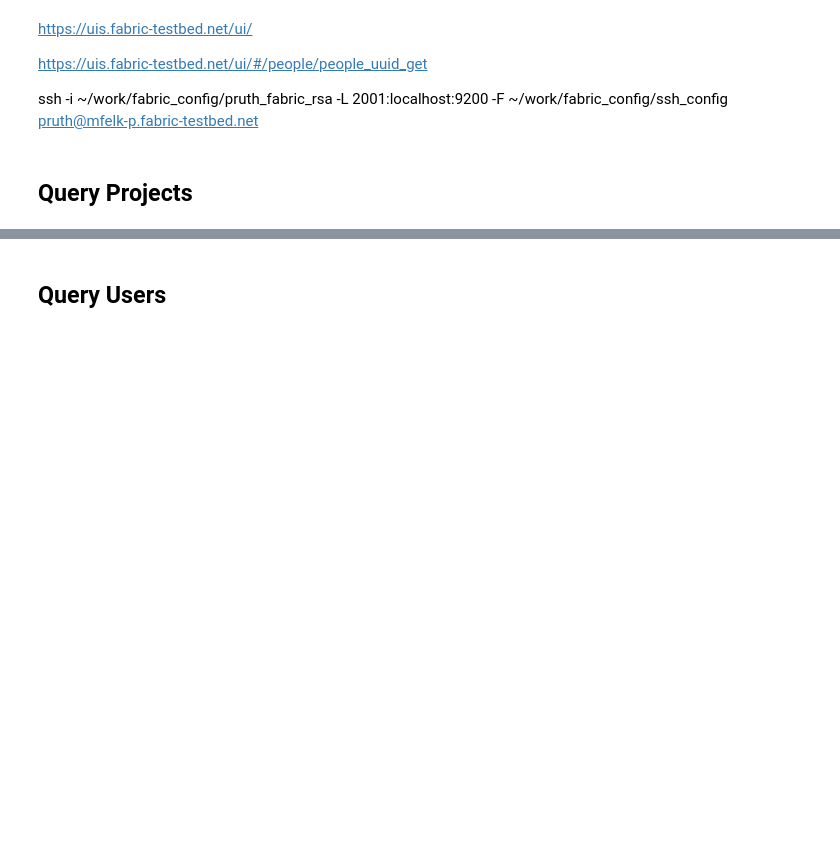
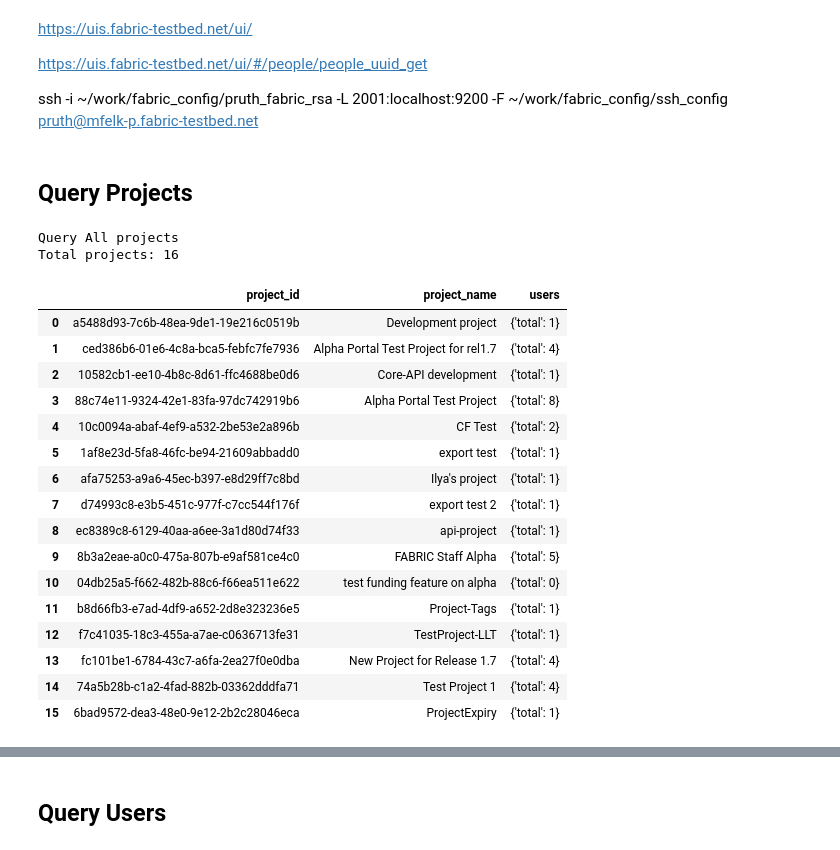
Before and after one commit to fabric-testbed/reports, a Jupyter notebook: tools/api_usage.ipynb, the cells around one changed output, grey strips where cells are left out. Drawn from its saved outputs; the diff is of its cells as text; code cells hidden in the pictures; blank space fills up the shorter version.

```diff
--- a/tools/api_usage.ipynb
+++ b/tools/api_usage.ipynb
@@ -12,7 +12,8 @@ import pandas as pd
 import matplotlib.pyplot as plt
 from dateutil.relativedelta import relativedelta
 
-api =  ReportsApi(base_url="https://reports.fabric-testbed.net/reports", token_file="/Users/kthare10/work/id_token_prod.json")
+#api =  ReportsApi(base_url="https://reports.fabric-testbed.net/reports", token_file="/Users/kthare10/work/id_token_prod.json")
+api =  ReportsApi(base_url="https://alpha-5.fabric-testbed.net/reports", token_file="/Users/kthare10/work/id_token_alpha.json")
 
 query_start=None
 
@@ -20,15 +21,36 @@ query_end = datetime.now(timezone.utc)
 query_end = query_end.isoformat(timespec='milliseconds')
 
 fabric_projects = ['2dd1ffb8-1aff-45cc-a70d-eb93b65cc26b', '4604cab7-41ff-4c1a-a935-0ca6f20cceeb', '6b76128d-c73f-431f-a245-0397586a7d40', '32e7160e-0318-43f5-a4e3-80209f880833', '75835e68-f91f-474d-8d54-27a576cc252f', '990d8a8b-7e50-4d13-a3be-0f133ffa8653', '04b14c17-e66a-4405-98fc-d737717e2160', '1630021f-0a0c-4792-a241-997f410d36e1', '7a5adb91-c4c0-4a1c-8021-7b6c56af196f', '06e8d02a-b27f-4437-829e-8378d20e5a08', '7f33ecf0-5dd7-4fd5-b1b7-061367f8bca6']
+fabric_projects = []
 # %% [markdown]
 ## Query Projects
 # %%
 print("Query All projects")
-projects = api.query_projects(fetch_all=False)
+projects = api.query_projects(fetch_all=True)
 print(f"Total projects: {projects.get('total')}")
 
 projects_df = pd.DataFrame(projects.get('data'))
 display(projects_df)
+# %% [output]
+Query All projects
+Total projects: 16
+|  | project_id | project_name | users |
+| 0 | a5488d93-7c6b-48ea-9de1-19e216c0519b | Development project | {'total': 1} |
+| 1 | ced386b6-01e6-4c8a-bca5-febfc7fe7936 | Alpha Portal Test Project for rel1.7 | {'total': 4} |
+| 2 | 10582cb1-ee10-4b8c-8d61-ffc4688be0d6 | Core-API development | {'total': 1} |
+| 3 | 88c74e11-9324-42e1-83fa-97dc742919b6 | Alpha Portal Test Project | {'total': 8} |
+| 4 | 10c0094a-abaf-4ef9-a532-2be53e2a896b | CF Test | {'total': 2} |
+| 5 | 1af8e23d-5fa8-46fc-be94-21609abbadd0 | export test | {'total': 1} |
+| 6 | afa75253-a9a6-45ec-b397-e8d29ff7c8bd | Ilya's project | {'total': 1} |
+| 7 | d74993c8-e3b5-451c-977f-c7cc544f176f | export test 2 | {'total': 1} |
+| 8 | ec8389c8-6129-40aa-a6ee-3a1d80d74f33 | api-project | {'total': 1} |
+| 9 | 8b3a2eae-a0c0-475a-807b-e9af581ce4c0 | FABRIC Staff Alpha | {'total': 5} |
+| 10 | 04db25a5-f662-482b-88c6-f66ea511e622 | test funding feature on alpha | {'total': 0} |
+| 11 | b8d66fb3-e7ad-4df9-a652-2d8e323236e5 | Project-Tags | {'total': 1} |
+| 12 | f7c41035-18c3-455a-a7ae-c0636713fe31 | TestProject-LLT | {'total': 1} |
+| 13 | fc101be1-6784-43c7-a6fa-2ea27f0e0dba | New Project for Release 1.7 | {'total': 4} |
+| 14 | 74a5b28b-c1a2-4fad-882b-03362dddfa71 | Test Project 1 | {'total': 4} |
+| 15 | 6bad9572-dea3-48e0-9e12-2b2c28046eca | ProjectExpiry | {'total': 1} |
 # %%
 print("Query All projects in a time range")
 
```
Also changed, not shown: parts of 3 cells of this notebook, 16 other files.
